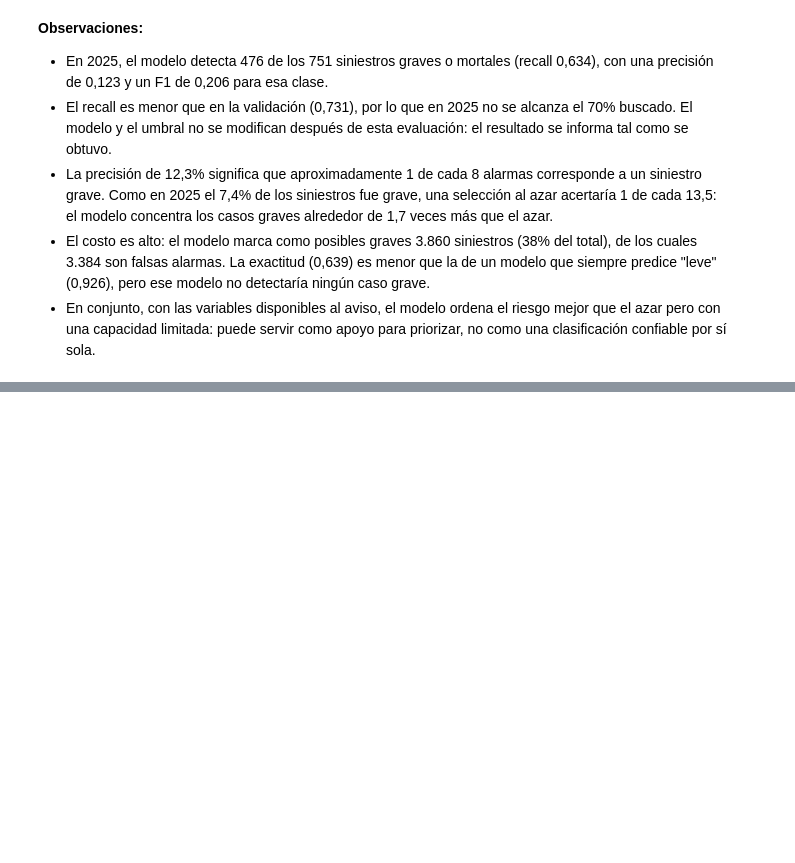
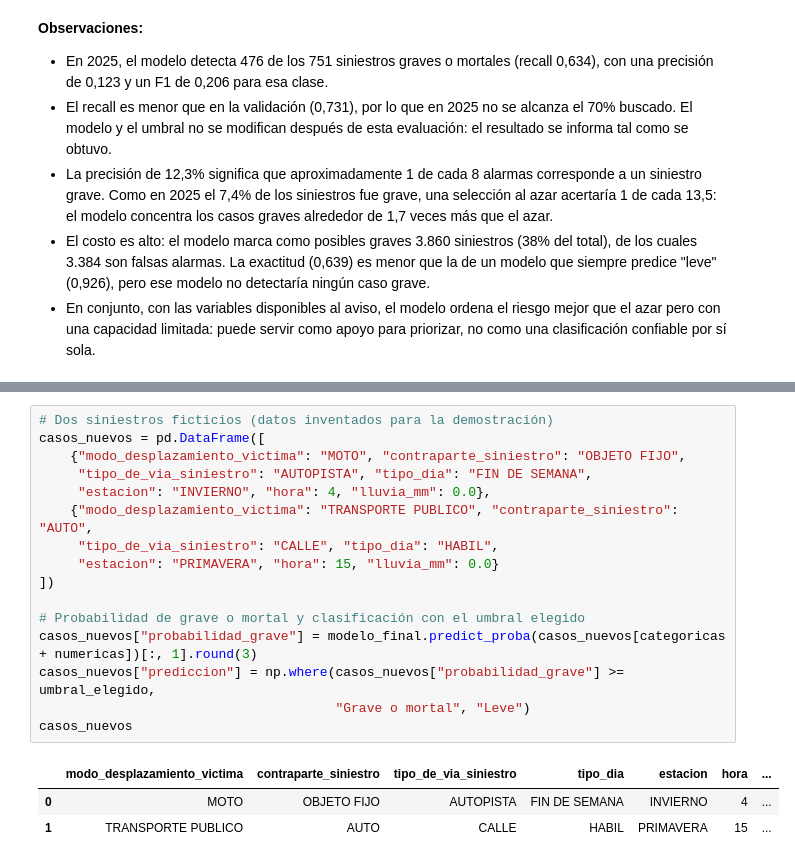
Before and after one commit to juanpablomonllor/prediccion_gravedad_siniestros_viales_caba, a Jupyter notebook: notebooks/2.0-jpm-modelado.ipynb, the cells around one changed output, grey strips where cells are left out. Saved outputs shown, nothing was run; the diff lists cells and outputs as text; blank space fills up the shorter version.

```diff
--- a/notebooks/2.0-jpm-modelado.ipynb
+++ b/notebooks/2.0-jpm-modelado.ipynb
@@ -365,0 +410,20 @@ Alarmas: 3860 | Falsas alarmas: 3384
+# %%
+# Dos siniestros ficticios (datos inventados para la demostración)
+casos_nuevos = pd.DataFrame([
+    {"modo_desplazamiento_victima": "MOTO", "contraparte_siniestro": "OBJETO FIJO",
+     "tipo_de_via_siniestro": "AUTOPISTA", "tipo_dia": "FIN DE SEMANA",
+     "estacion": "INVIERNO", "hora": 4, "lluvia_mm": 0.0},
+    {"modo_desplazamiento_victima": "TRANSPORTE PUBLICO", "contraparte_siniestro": "AUTO",
+     "tipo_de_via_siniestro": "CALLE", "tipo_dia": "HABIL",
+     "estacion": "PRIMAVERA", "hora": 15, "lluvia_mm": 0.0}
+])
+
+# Probabilidad de grave o mortal y clasificación con el umbral elegido
+casos_nuevos["probabilidad_grave"] = modelo_final.predict_proba(casos_nuevos[categoricas + numericas])[:, 1].round(3)
+casos_nuevos["prediccion"] = np.where(casos_nuevos["probabilidad_grave"] >= umbral_elegido,
+                                      "Grave o mortal", "Leve")
+casos_nuevos
+# %% [output]
+|  | modo_desplazamiento_victima | contraparte_siniestro | tipo_de_via_siniestro | tipo_dia | estacion | hora | ... |
+| 0 | MOTO | OBJETO FIJO | AUTOPISTA | FIN DE SEMANA | INVIERNO | 4 | ... |
+| 1 | TRANSPORTE PUBLICO | AUTO | CALLE | HABIL | PRIMAVERA | 15 | ... |
```
Also changed, not shown: parts of 12 cells of this notebook, 1 other file.
